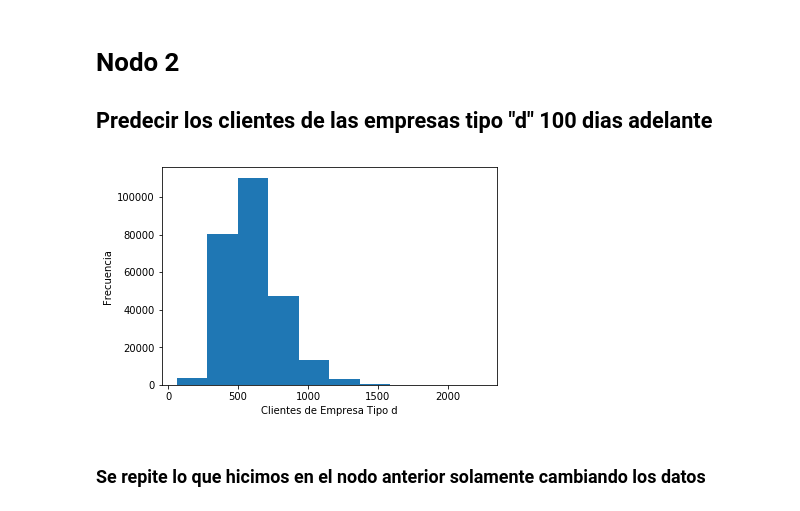
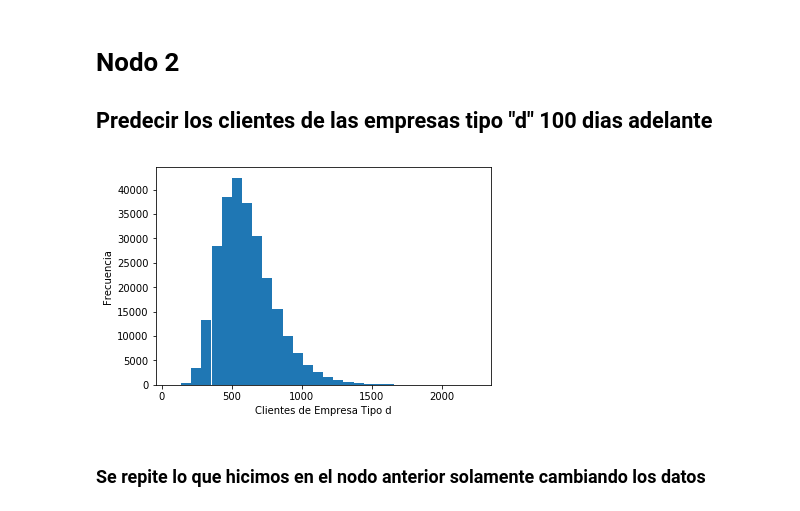
Before and after one commit to luisontaneda/Proyecto, a Jupyter notebook: Proyecto 2 Lontaneda Apreciado.ipynb, the cells around one changed output. Cells and saved outputs as stored; diff of their text form; code cells hidden in the pictures.

```diff
--- a/Proyecto 2 Lontaneda Apreciado.ipynb
+++ b/Proyecto 2 Lontaneda Apreciado.ipynb
@@ -185,12 +183,12 @@ pd.DataFrame(m[0],columns = ["Predicción Ventas"])
 # Nodo 2
 ## Predecir los clientes de las empresas tipo "d" 100 dias adelante
 # %%
-plt.hist(customersd)
+plt.hist(customersd, bins = 30)
 plt.xlabel("Clientes de Empresa Tipo d")
 plt.ylabel("Frecuencia")
 plt.show()
 # %% [output]
-[figure, old version]
+[figure, new version]
 # %% [markdown]
 ### Se repite lo que hicimos en el nodo anterior solamente cambiando los datos
 # %%
```
Also changed, not shown: parts of 33 cells of this notebook.
